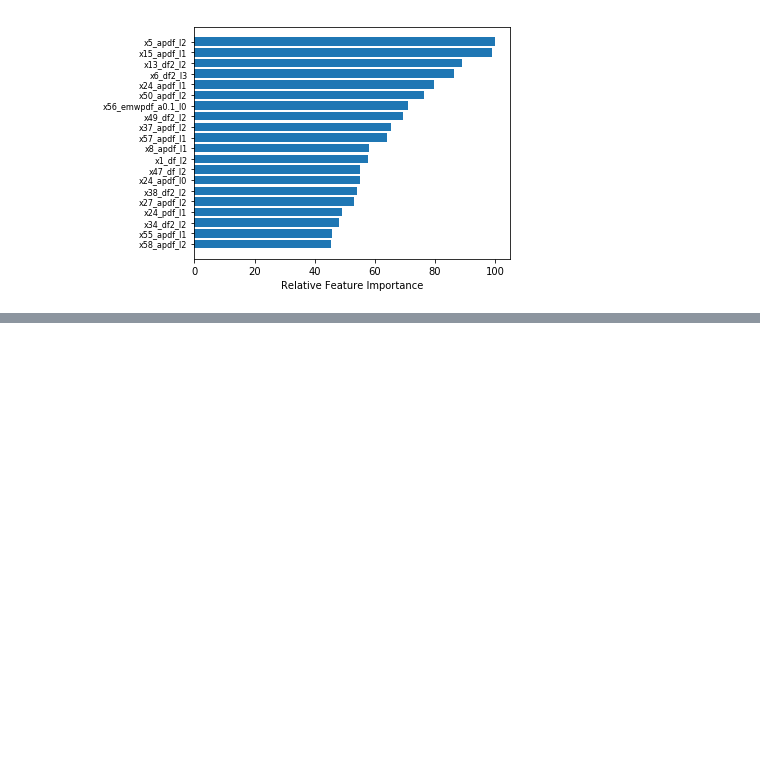
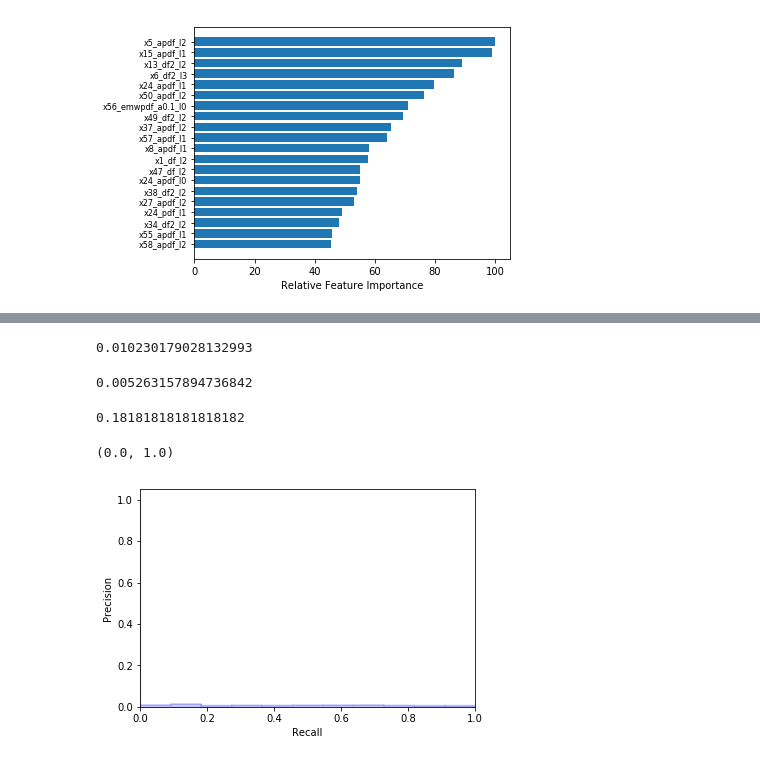
Before and after one commit to kvothesfs/QSR-DC, a Jupyter notebook: 02.Scripts/3.Model testing.ipynb, the cells around one changed output, grey strips where cells are left out. Saved outputs shown, nothing was run; the diff lists cells and outputs as text; code cells hidden in the pictures; blank space fills up the shorter version.

```diff
--- a/02.Scripts/3.Model testing.ipynb
+++ b/02.Scripts/3.Model testing.ipynb
@@ -512,0 +740,6 @@ plt.show()
+# %%
+xgb_train_b_prob=logisticf(xgb_train_b)
+xgb_test_b_prob=logisticf(xgb_test_b)
+
+xgb_train_b_prob=xgb_train_b_prob.add_suffix("_prob")
+xgb_test_b_prob=xgb_test_b_prob.add_suffix("_prob")
@@ -512,0 +763,10 @@ plt.show()
+# %%
+LR10=LogisticRegression(class_weight ="balanced",
+                       max_iter = 10000,
+                       penalty = "l1",
+                       solver = "saga",
+                       n_jobs=4,
+                       random_state=42,
+                       C = 0.01)
+
+LR10.fit(pd.concat([xgb_train_b,xgb_train_b_prob],axis=1),y_train)
@@ -512,0 +785,31 @@ plt.show()
+# %%
+skmetric.f1_score(y_test,y_pred_xgb)
+# %% [output]
+0.010230179028132993
+# %%
+skmetric.precision_score(y_test,y_pred_xgb)
+# %% [output]
+0.005263157894736842
+# %%
+skmetric.recall_score(y_test,y_pred_xgb)
+# %% [output]
+0.18181818181818182
+# %%
+y_prob_xgb=LR10.predict_proba(pd.concat([xgb_test_b,xgb_test_b_prob],axis=1))
+# %%
+precision, recall, _=skmetric.precision_recall_curve(y_true=y_test,probas_pred=y_prob_xgb[:,1],pos_label=1)
+# %%
+step_kwargs = ({'step': 'post'}
+               if 'step' in signature(plt.fill_between).parameters
+               else {})
+plt.step(recall, precision, color='b', alpha=0.2,
+         where='post')
+plt.fill_between(recall, precision, alpha=0.2, color='b', **step_kwargs)
+
+plt.xlabel('Recall')
+plt.ylabel('Precision')
+plt.ylim([0.0, 1.05])
+plt.xlim([0.0, 1.0])
+# %% [output]
+(0.0, 1.0)
+[figure, added]
```
Also changed, not shown: parts of 118 cells of this notebook, 39 other files.
